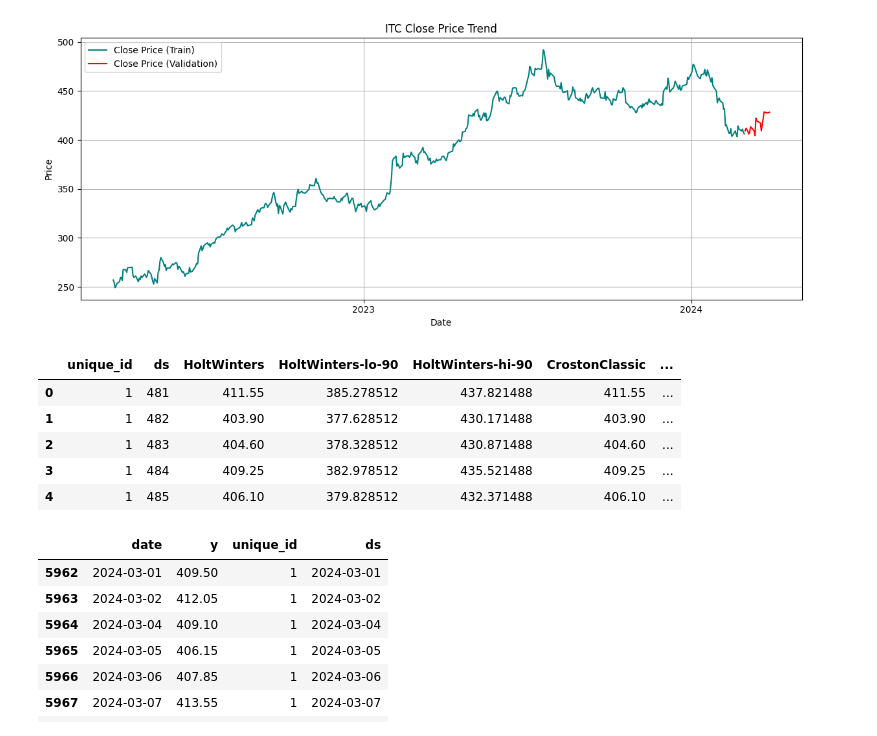
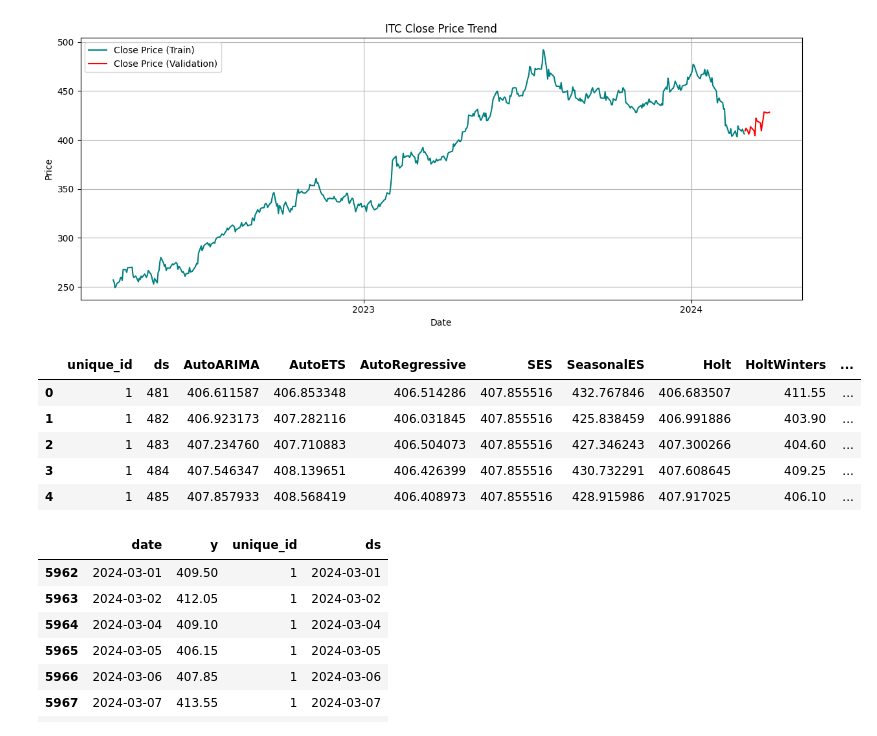
Before and after one commit to Vrunda-Kulkarni/Stock_Price_Prediction, a Jupyter notebook: 02_statsforecast.ipynb, the cells around one changed output. Cells and saved outputs as stored; diff of their text form; code cells hidden in the pictures.

```diff
--- a/02_statsforecast.ipynb
+++ b/02_statsforecast.ipynb
@@ -138,39 +138,57 @@ itc_train['ds'] = range(1, len(itc_train) + 1)
 itc_train = itc_train[['unique_id','ds','y']]
 # %%
 from statsforecast.models import (
+    AutoARIMA,
+    AutoETS,
+    AutoRegressive,
+    SimpleExponentialSmoothing,
+    SeasonalExponentialSmoothing,
+    Holt,
     HoltWinters,
     CrostonClassic as Croston,
     HistoricAverage,
     DynamicOptimizedTheta as DOT,
-    SeasonalNaive
+    SeasonalNaive,
+    RandomWalkWithDrift,
+    WindowAverage,
+    MSTL
 )
 
 # Create a list of models and instantiation parameters
 models = [
+    AutoARIMA(season_length=12),
+    AutoETS(season_length=12),
+    AutoRegressive(lags=12),
+    SimpleExponentialSmoothing(alpha=0.5),
+    SeasonalExponentialSmoothing(alpha=0.5, season_length=12),
+    Holt(season_length=12),
     HoltWinters(),
     Croston(),
     SeasonalNaive(season_length=12),
     HistoricAverage(),
-    DOT(season_length=12)
+    DOT(season_length=12),
+    RandomWalkWithDrift(),
+    WindowAverage(window_size=12),
+    MSTL(season_length=12)
 ]
 
 # Instantiate StatsForecast class as sf
 sf = StatsForecast(
     models=models,
     freq=1,
     fallback_model = SeasonalNaive(season_length=12),
     n_jobs=-1,
 )
 
-forecasts_df = sf.forecast(df=itc_train, h=48, level=[90])
+forecasts_df = sf.forecast(df=itc_train, h=5)
 forecasts_df.head()
 # %% [output]
-|  | unique_id | ds | HoltWinters | HoltWinters-lo-90 | HoltWinters-hi-90 | CrostonClassic | ... |
-| 0 | 1 | 481 | 411.55 | 385.278512 | 437.821488 | 411.55 | ... |
-| 1 | 1 | 482 | 403.90 | 377.628512 | 430.171488 | 403.90 | ... |
-| 2 | 1 | 483 | 404.60 | 378.328512 | 430.871488 | 404.60 | ... |
-| 3 | 1 | 484 | 409.25 | 382.978512 | 435.521488 | 409.25 | ... |
-| 4 | 1 | 485 | 406.10 | 379.828512 | 432.371488 | 406.10 | ... |
+|  | unique_id | ds | AutoARIMA | AutoETS | AutoRegressive | SES | SeasonalES | Holt | HoltWinters | ... |
+| 0 | 1 | 481 | 406.611587 | 406.853348 | 406.514286 | 407.855516 | 432.767846 | 406.683507 | 411.55 | ... |
+| 1 | 1 | 482 | 406.923173 | 407.282116 | 406.031845 | 407.855516 | 425.838459 | 406.991886 | 403.90 | ... |
+| 2 | 1 | 483 | 407.234760 | 407.710883 | 406.504073 | 407.855516 | 427.346243 | 407.300266 | 404.60 | ... |
+| 3 | 1 | 484 | 407.546347 | 408.139651 | 406.426399 | 407.855516 | 430.732291 | 407.608645 | 409.25 | ... |
+| 4 | 1 | 485 | 407.857933 | 408.568419 | 406.408973 | 407.855516 | 428.915986 | 407.917025 | 406.10 | ... |
 # %%
 itc_val
 # %% [output]
```
